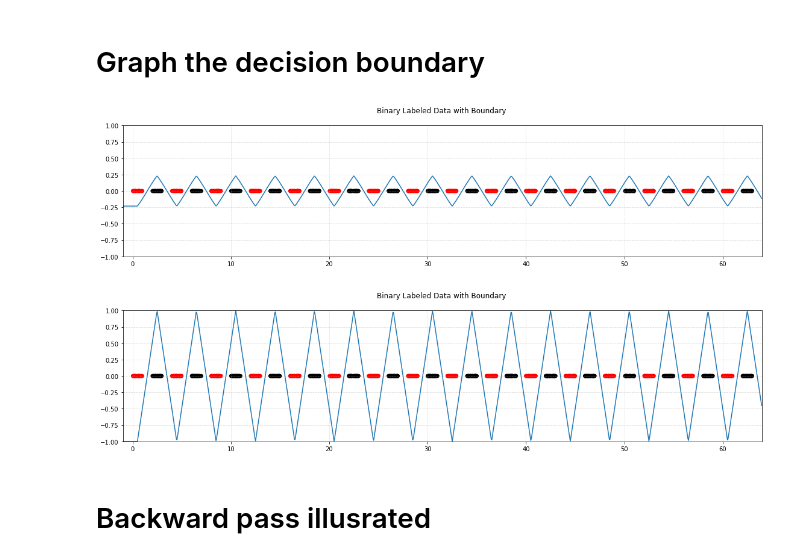
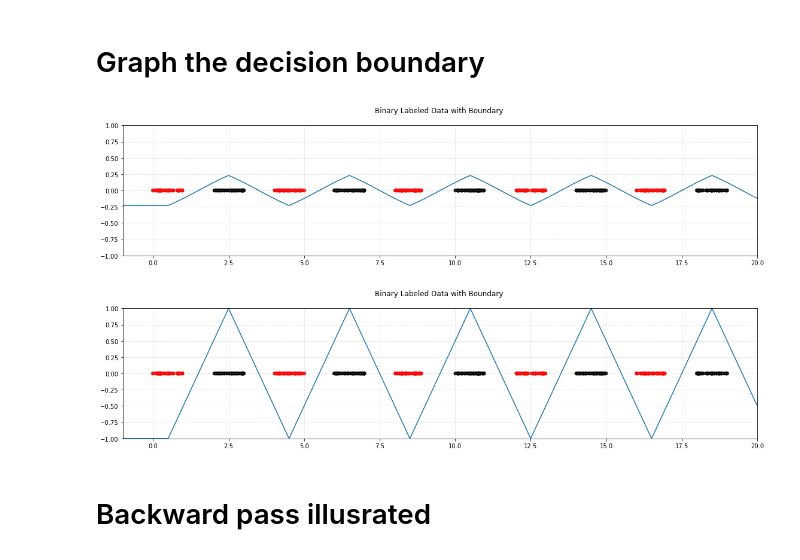
Before and after one commit to AleksandrGontcharov/neuralnetwork, a Jupyter notebook: neural_network_testing.ipynb, the cells around one changed output. Drawn from its saved outputs; the diff is of its cells as text; code cells hidden in the pictures.

```diff
--- a/neural_network_testing.ipynb
+++ b/neural_network_testing.ipynb
@@ -6,8 +6,8 @@ from neuralnetwork import Network
 # %%
 # Example Network
 mynetwork = Network(1)
-mynetwork.add_layer(16, activation = 'absolute' )
-mynetwork.add_layer(16, activation = 'relu')
+mynetwork.add_layer(5, activation = 'absolute' )
+mynetwork.add_layer(5, activation = 'relu')
 mynetwork.add_layer(1, activation = 'sigmoid')
 mynetwork.summary()
 # %% [output]
@@ -21,11 +21,11 @@ Layer: L3, Neurons: 1, Activation: sigmoid, Weights: (1, 16), Biases: (1, 1)
 # %% [markdown]
 # Load Dataset
 # %%
-X,Y,C = nregion.load_data(regions = 32)
+X_train, Y_train, X_val, Y_val, C = nregion.load_data(regions=10)
 R = [0.5 for x in C]
 #X = X*3
 #Y = Y*3
 #C = [x*3 for x in C]
 #R = [x*3 for x in R]
-nregion.graph(X,Y)
+nregion.graph(X_train,Y_train)
 # %% [output]
@@ -146,13 +101,13 @@ def prediction(x):
     return mynetwork.predict(x)-0.5
 # %%
 # Graph Decision Boundary
-nregion.graph(X, Y, decision = prediction)
+nregion.graph(X_train, Y_train, decision = prediction)
 # %% [output]
-[figure, old version]
+[figure, new version]
 # %%
-# Graph Decision Boundary
-nregion.graph(X, Y, decision = mynetwork.decision)
+# Graph Decision Boundary|
+nregion.graph(X_train, Y_train, decision = mynetwork.decision)
 # %% [output]
-[figure, old version]
+[figure, new version]
 # %% [markdown]
 # Backward pass illusrated
```
Also changed, not shown: parts of 24 cells of this notebook, 3 other files.
